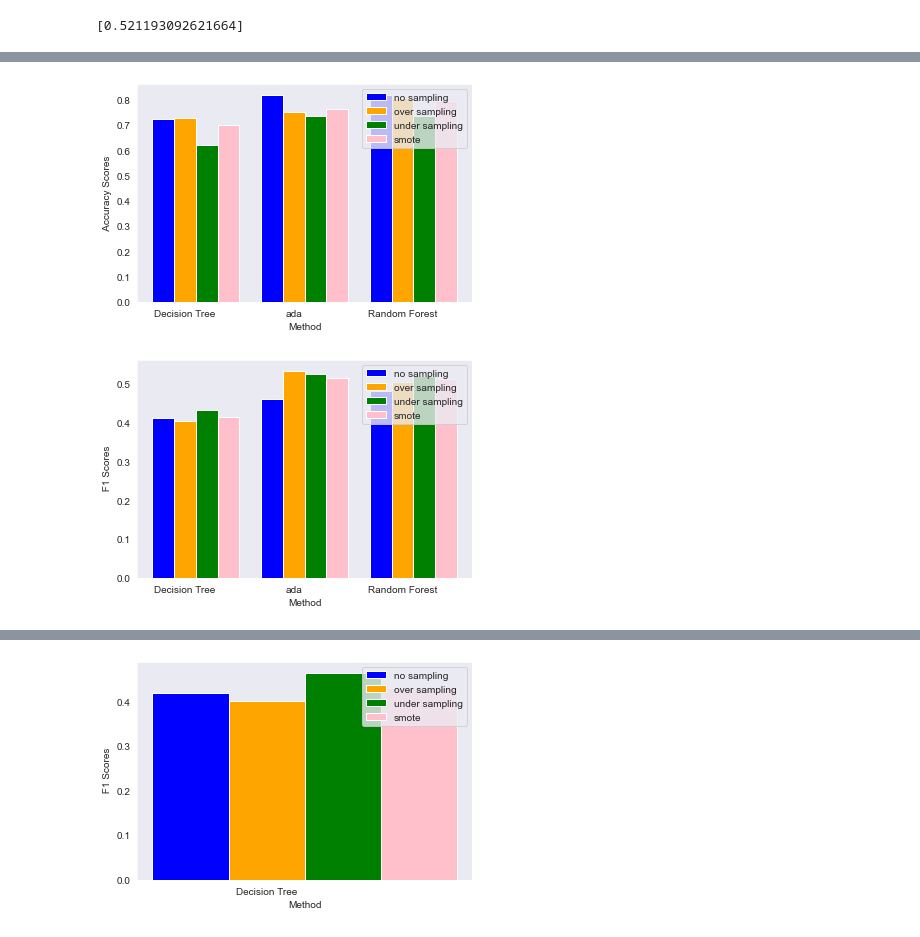
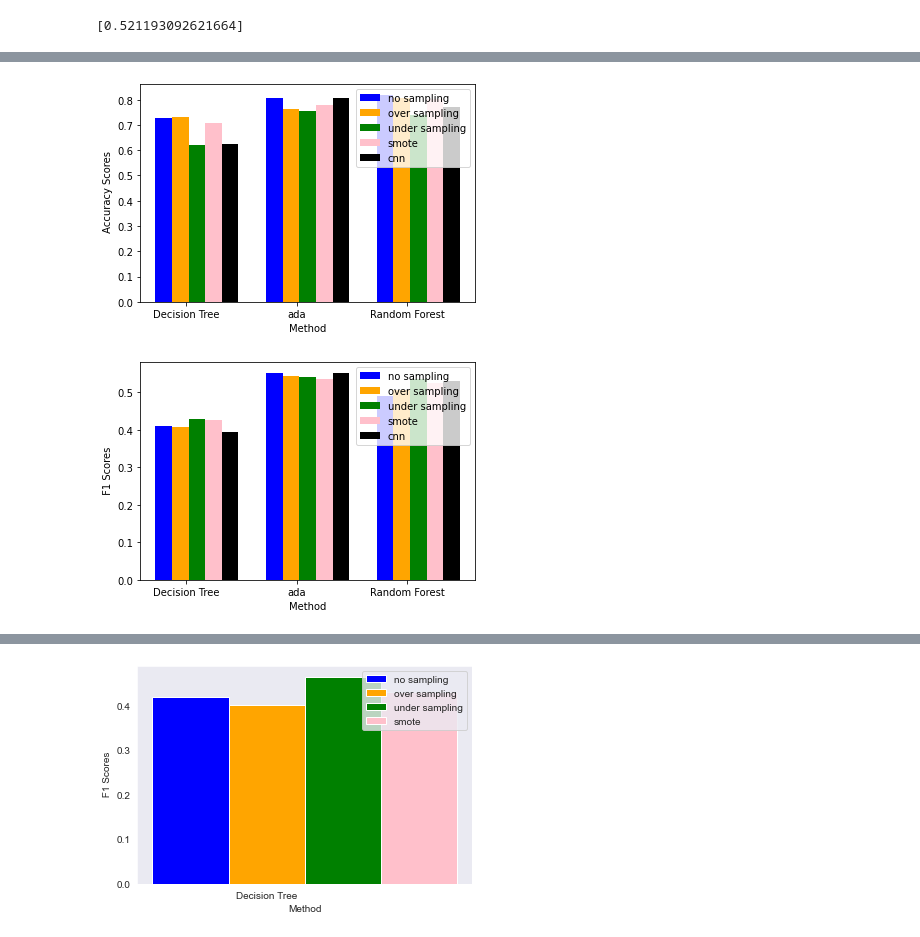
Before and after one commit to EMAT31530/ai-group-project-group-28, a Jupyter notebook: Random Forest Classifier.ipynb, the cells around one changed output, grey strips where cells are left out. Cells and saved outputs as stored; diff of their text form; code cells hidden in the pictures.

```diff
--- a/Random Forest Classifier.ipynb
+++ b/Random Forest Classifier.ipynb
@@ -145,6 +185,6 @@ f1_no_sampling.append(ada_nosamp_f1)
 # %%
 #check the model isnt overfitting
-ada = AdaBoostClassifier(n_estimators=100,learning_rate=0.8)
+ada = AdaBoostClassifier(n_estimators=100,learning_rate=0.3)
 ada_nosamp=ada.fit(x_train,y_train)
 ada_nosamp_prediction=ada_nosamp.predict(x_test)
 trainingpred=ada_nosamp.predict(x_train)
@@ -222,3 +295,16 @@ f1_smote_sampling.append(ada_oversamp_smote_f1)
+# %%
+#cnn sampling ada
+ada_oversamp_cnn=ada.fit(x_cnn,y_cnn)
+ada_oversamp_cnn_prediction=ada_oversamp_cnn.predict(x_test)
+ada_oversamp_cnn_accuracy=accuracy_score(ada_oversamp_cnn_prediction,y_test)
+ada_oversamp_cnn_f1=f1_score(ada_oversamp_cnn_prediction,y_test)
+ada_oversamp_cnn_precision=precision_score(ada_oversamp_cnn_prediction,y_test)
+ada_oversamp_cnn_recall=recall_score(ada_oversamp_cnn_prediction,y_test)
+#ada_smote=[ada_oversamp_smote_accuracy,ada_oversamp_smote_f1]
+accuracy_cnn_sampling.append(ada_oversamp_cnn_accuracy)
+f1_cnn_sampling.append(ada_oversamp_cnn_f1)
+precision_cnn_sampling.append(ada_oversamp_cnn_precision)
+recall_cnn_sampling.append(ada_oversamp_cnn_recall)
 # %%
 from sklearn.ensemble import RandomForestClassifier
 from sklearn import ensemble
@@ -295,3 +397,16 @@ f1_smote_sampling.append(rfc_oversamp_smote_f1)
+# %%
+#rfc cnn
+rfc_oversamp_cnn=rfc.fit(x_cnn,y_cnn)
+rfc_oversamp_cnn_prediction=rfc_oversamp_cnn.predict(x_test)
+rfc_oversamp_cnn_accuracy=accuracy_score(rfc_oversamp_cnn_prediction,y_test)
+rfc_oversamp_cnn_f1=f1_score(rfc_oversamp_cnn_prediction,y_test)
+rfc_oversamp_cnn_precision=precision_score(rfc_oversamp_cnn_prediction,y_test)
+rfc_oversamp_cnn_recall=recall_score(rfc_oversamp_cnn_prediction,y_test)
+#rfc_smote=[rfc_oversamp_smote_accuracy, rfc_oversamp_smote_f1]
+accuracy_cnn_sampling.append(rfc_oversamp_cnn_accuracy)
+f1_cnn_sampling.append(rfc_oversamp_cnn_f1)
+precision_cnn_sampling.append(rfc_oversamp_cnn_precision)
+recall_cnn_sampling.append(rfc_oversamp_cnn_recall)
 # %%
 accuracy_no_sampling
 accuracy_over_sampling
@@ -324,40 +463,42 @@ print(f1_smote_sampling)
 # %%
 methods=['Decision Tree','ada','Random Forest',]
-sampling=['no sampling','over sampling','under sampling','smote']
+sampling=['no sampling','over sampling','under sampling','smote','cnn']
 x=np.arange(3)
-width=0.2
+width=0.15
 
 plt.bar(x-0.2, accuracy_no_sampling, width,color='blue')
-plt.bar(x, accuracy_over_sampling, width,color ='orange')
-plt.bar(x+0.2, accuracy_under_sampling,width,color='green')
-plt.bar(x+0.4, accuracy_smote_sampling, width,color='pink')
+plt.bar(x-0.05, accuracy_over_sampling, width,color ='orange')
+plt.bar(x+0.1, accuracy_under_sampling,width,color='green')
+plt.bar(x+0.25, accuracy_smote_sampling, width,color='pink')
+plt.bar(x+0.4, accuracy_cnn_sampling, width,color='black')
 # Add some text for labels, title and custom x-axis tick labels, etc.
 plt.ylabel(' Accuracy Scores')
 plt.xlabel('Method')
-ax.set_title('Scores by method and sampling')
+#ax.set_title('Scores by method and sampling')
 plt.xticks(x,methods)
 plt.legend(sampling)
 
 plt.show()
 # %% [output]
-[figure, old version]
+[figure, new version]
 # %%
 methods=['Decision Tree','ada','Random Forest']
-sampling=['no sampling','over sampling','under sampling','smote']
+sampling=['no sampling','over sampling','under sampling','smote','cnn']
 x=np.arange(3)
-width=0.2
+width=0.15
 
 plt.bar(x-0.2, f1_no_sampling, width,color='blue')
-plt.bar(x, f1_over_sampling, width,color ='orange')
-plt.bar(x+0.2, f1_under_sampling,width,color='green')
-plt.bar(x+0.4, f1_smote_sampling, width,color='pink')
+plt.bar(x-0.05, f1_over_sampling, width,color ='orange')
+plt.bar(x+0.1, f1_under_sampling,width,color='green')
+plt.bar(x+0.25, f1_smote_sampling, width,color='pink')
+plt.bar(x+0.4, f1_cnn_sampling, width,color='black')
 # Add some text for labels, title and custom x-axis tick labels, etc.
 plt.ylabel(' F1 Scores')
 plt.xlabel('Method')
-ax.set_title('Scores by method and sampling')
+#ax.set_title('Scores by method and sampling')
 plt.xticks(x,methods)
 plt.legend(sampling)
 
 plt.show()
 # %% [output]
-[figure, old version]
+[figure, new version]
```
Also changed, not shown: parts of 26 cells of this notebook.
